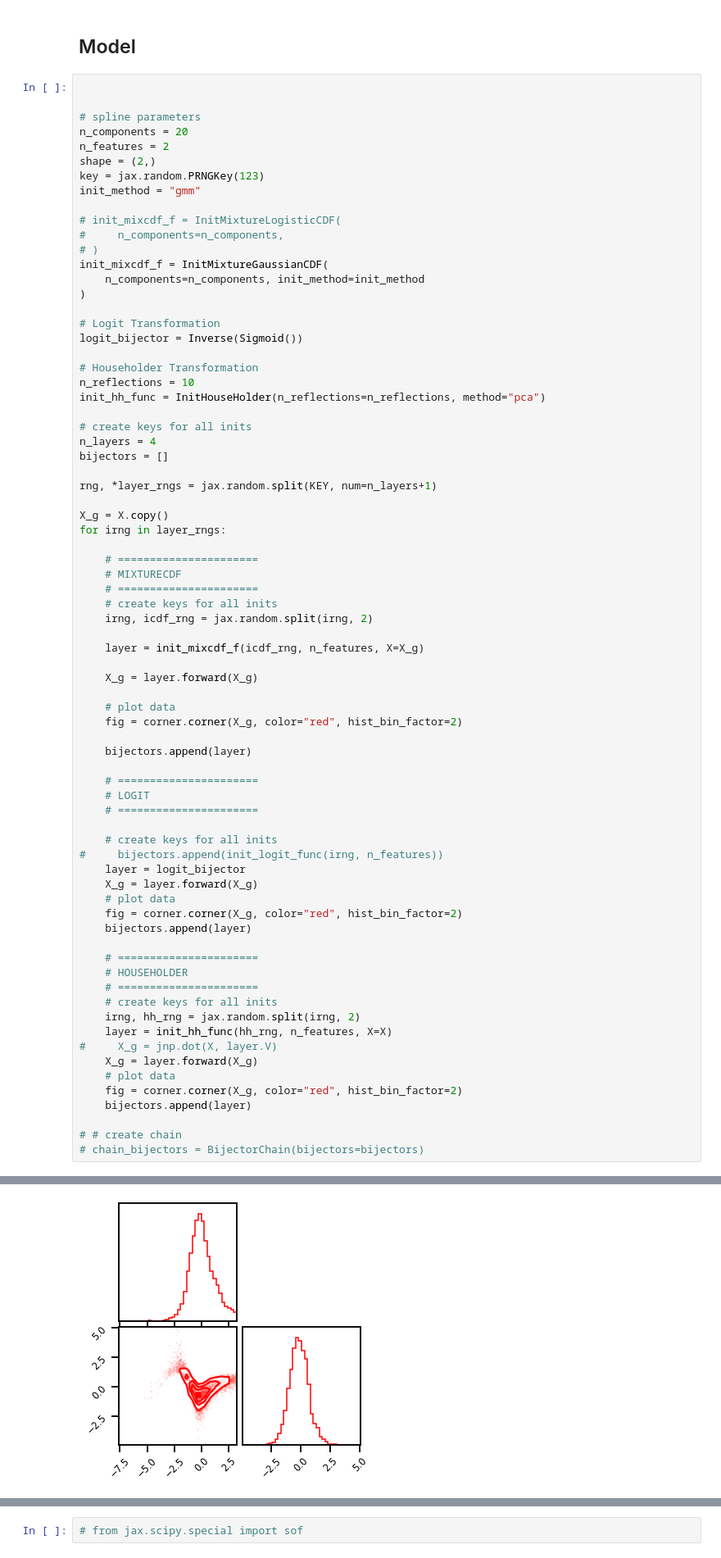
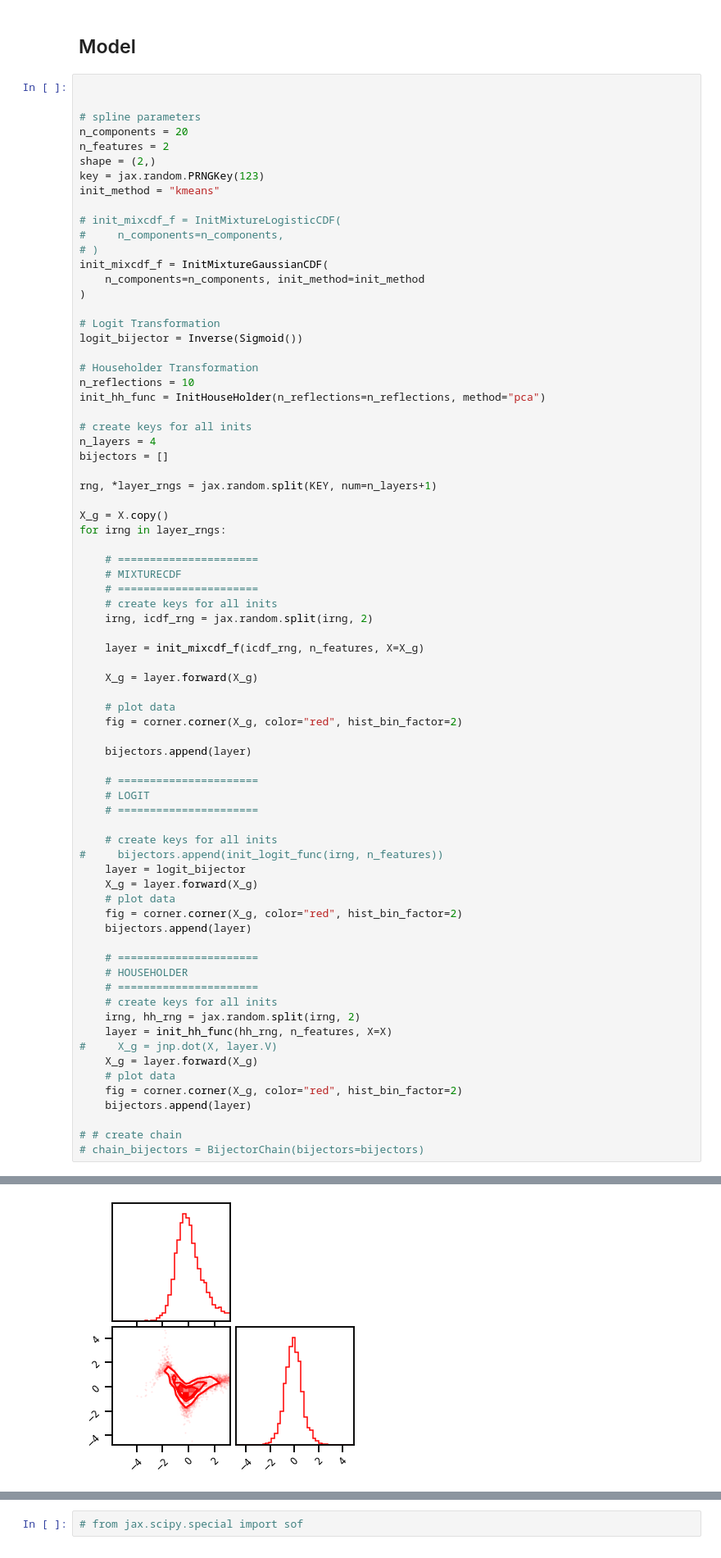
Before and after one commit to IPL-UV/rbig_jax, a Jupyter notebook: jupyterbook/content/parametric/demos/New_Demo_Full.ipynb, the cells around one changed output, grey strips where cells are left out. Shown at 82% size. Drawn from its saved outputs; the diff is of its cells as text.

Commit message:
added kmeans init.

```diff
--- a/jupyterbook/content/parametric/demos/New_Demo_Full.ipynb
+++ b/jupyterbook/content/parametric/demos/New_Demo_Full.ipynb
@@ -112,7 +112,7 @@ n_components = 20
 n_features = 2
 shape = (2,)
 key = jax.random.PRNGKey(123)
-init_method = "gmm"
+init_method = "kmeans"
 
 # init_mixcdf_f = InitMixtureLogisticCDF(
 #     n_components=n_components,
@@ -192 +192 @@ for irng in layer_rngs:
-[figure, old version]
+[figure, new version]
```
Also changed, not shown: parts of 13 cells of this notebook, 1 other file.
